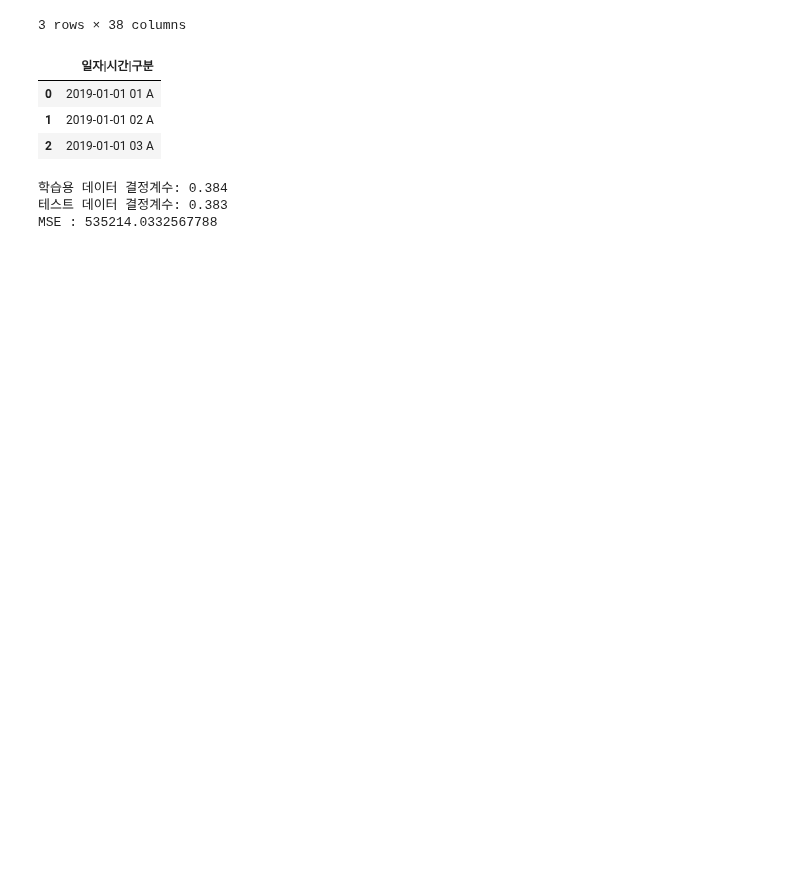
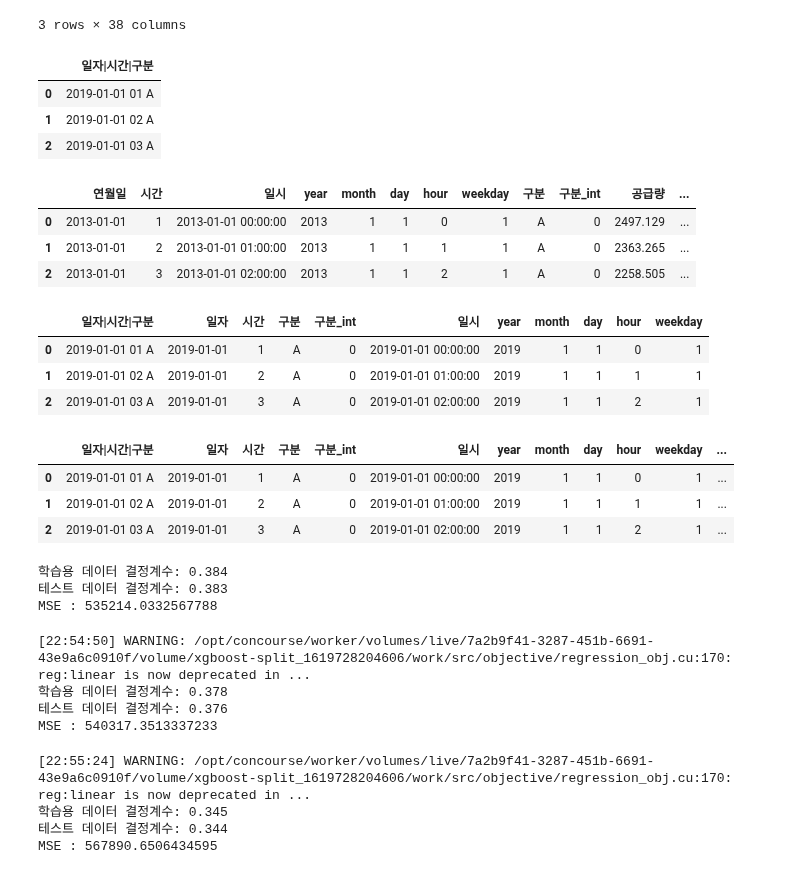
Before and after one commit to city1616/LikeLion_AI_SCHOOL_13th, a Jupyter notebook: 팀 프로젝트 - 멋쟁이 수정처럼/CODE/test.ipynb, the cells around one changed output. Cells and saved outputs as stored; diff of their text form; code cells hidden in the pictures; blank space fills up the shorter version.

```diff
--- a/팀 프로젝트 - 멋쟁이 수정처럼/CODE/test.ipynb
+++ b/팀 프로젝트 - 멋쟁이 수정처럼/CODE/test.ipynb
@@ -120,6 +120,27 @@ import lightgbm as lgb
 train_data = pd.read_csv("../CSV/train_data.csv")
 new_test = pd.read_csv("../CSV/new_test.csv")
 pred_test = pd.read_csv("../CSV/pred_test.csv")
+# %%
+train_data.head(3)
+# %% [output]
+|  | 연월일 | 시간 | 일시 | year | month | day | hour | weekday | 구분 | 구분_int | 공급량 | ... |
+| 0 | 2013-01-01 | 1 | 2013-01-01 00:00:00 | 2013 | 1 | 1 | 0 | 1 | A | 0 | 2497.129 | ... |
+| 1 | 2013-01-01 | 2 | 2013-01-01 01:00:00 | 2013 | 1 | 1 | 1 | 1 | A | 0 | 2363.265 | ... |
+| 2 | 2013-01-01 | 3 | 2013-01-01 02:00:00 | 2013 | 1 | 1 | 2 | 1 | A | 0 | 2258.505 | ... |
+# %%
+new_test.head(3)
+# %% [output]
+|  | 일자|시간|구분 | 일자 | 시간 | 구분 | 구분_int | 일시 | year | month | day | hour | weekday |
+| 0 | 2019-01-01 01 A | 2019-01-01 | 1 | A | 0 | 2019-01-01 00:00:00 | 2019 | 1 | 1 | 0 | 1 |
+| 1 | 2019-01-01 02 A | 2019-01-01 | 2 | A | 0 | 2019-01-01 01:00:00 | 2019 | 1 | 1 | 1 | 1 |
+| 2 | 2019-01-01 03 A | 2019-01-01 | 3 | A | 0 | 2019-01-01 02:00:00 | 2019 | 1 | 1 | 2 | 1 |
+# %%
+pred_test.head(3)
+# %% [output]
+|  | 일자|시간|구분 | 일자 | 시간 | 구분 | 구분_int | 일시 | year | month | day | hour | weekday | ... |
+| 0 | 2019-01-01 01 A | 2019-01-01 | 1 | A | 0 | 2019-01-01 00:00:00 | 2019 | 1 | 1 | 0 | 1 | ... |
+| 1 | 2019-01-01 02 A | 2019-01-01 | 2 | A | 0 | 2019-01-01 01:00:00 | 2019 | 1 | 1 | 1 | 1 | ... |
+| 2 | 2019-01-01 03 A | 2019-01-01 | 3 | A | 0 | 2019-01-01 02:00:00 | 2019 | 1 | 1 | 2 | 1 | ... |
 # %%
 sel = ['year', 'month', 'day', 'hour', 'weekday', '기온(°C)']
 X = train_data[sel]
@@ -141,3 +162,57 @@ print("MSE :", mean_squared_error(y_test, pred))
 학습용 데이터 결정계수: 0.384
 테스트 데이터 결정계수: 0.383
 MSE : 535214.0332567788
+# %%
+sel = ['year', 'month', 'day', 'hour', 'weekday', '기온(°C)']
+X = train_data[sel]
+y = train_data['공급량']
+X_train, X_test, y_train, y_test = train_test_split(X, y,
+                                                    test_size = 0.3,
+                                                   random_state=42)
+
+xgb_model = xgb.XGBRegressor(objective = "reg:linear",
+                            colsample_bytree = 0.3,
+                            learning_rate = 0.1,
+                            max_depth = 3,
+                            alpha = 0.1,
+                            n_estimators = 1000)
+xgb_model.fit(X_train, y_train)
+pred = xgb_model.predict(X_test)
+
+# 결정계수 확인
+print("학습용 데이터 결정계수: {:.3f}".format(xgb_model.score(X_train, y_train)))
+print("테스트 데이터 결정계수: {:.3f}".format(xgb_model.score(X_test, y_test)))
+print("MSE :", mean_squared_error(y_test, pred))
+print()
+# %% [output]
+[22:54:50] WARNING: /opt/concourse/worker/volumes/live/7a2b9f41-3287-451b-6691-43e9a6c0910f/volume/xgboost-split_1619728204606/work/src/objective/regression_obj.cu:170: reg:linear is now deprecated in ...
+학습용 데이터 결정계수: 0.378
+테스트 데이터 결정계수: 0.376
+MSE : 540317.3513337233
+# %%
+sel = ['year', 'month', 'day', 'hour', 'weekday']
+X = train_data[sel]
+y = train_data['공급량']
+X_train, X_test, y_train, y_test = train_test_split(X, y,
+                                                    test_size = 0.3,
+                                                   random_state=42)
+
+xgb_model = xgb.XGBRegressor(objective = "reg:linear",
+                            colsample_bytree = 0.3,
+                            learning_rate = 0.1,
+                            max_depth = 3,
+                            alpha = 0.1,
+                            n_estimators = 1000)
+xgb_model.fit(X_train, y_train)
+pred = xgb_model.predict(X_test)
+
+# 결정계수 확인
+print("학습용 데이터 결정계수: {:.3f}".format(xgb_model.score(X_train, y_train)))
+print("테스트 데이터 결정계수: {:.3f}".format(xgb_model.score(X_test, y_test)))
+print("MSE :", mean_squared_error(y_test, pred))
+print()
+# %% [output]
+[22:55:24] WARNING: /opt/concourse/worker/volumes/live/7a2b9f41-3287-451b-6691-43e9a6c0910f/volume/xgboost-split_1619728204606/work/src/objective/regression_obj.cu:170: reg:linear is now deprecated in ...
+학습용 데이터 결정계수: 0.345
+테스트 데이터 결정계수: 0.344
+MSE : 567890.6506434595
```
Also changed, not shown: parts of 7 cells of this notebook.
